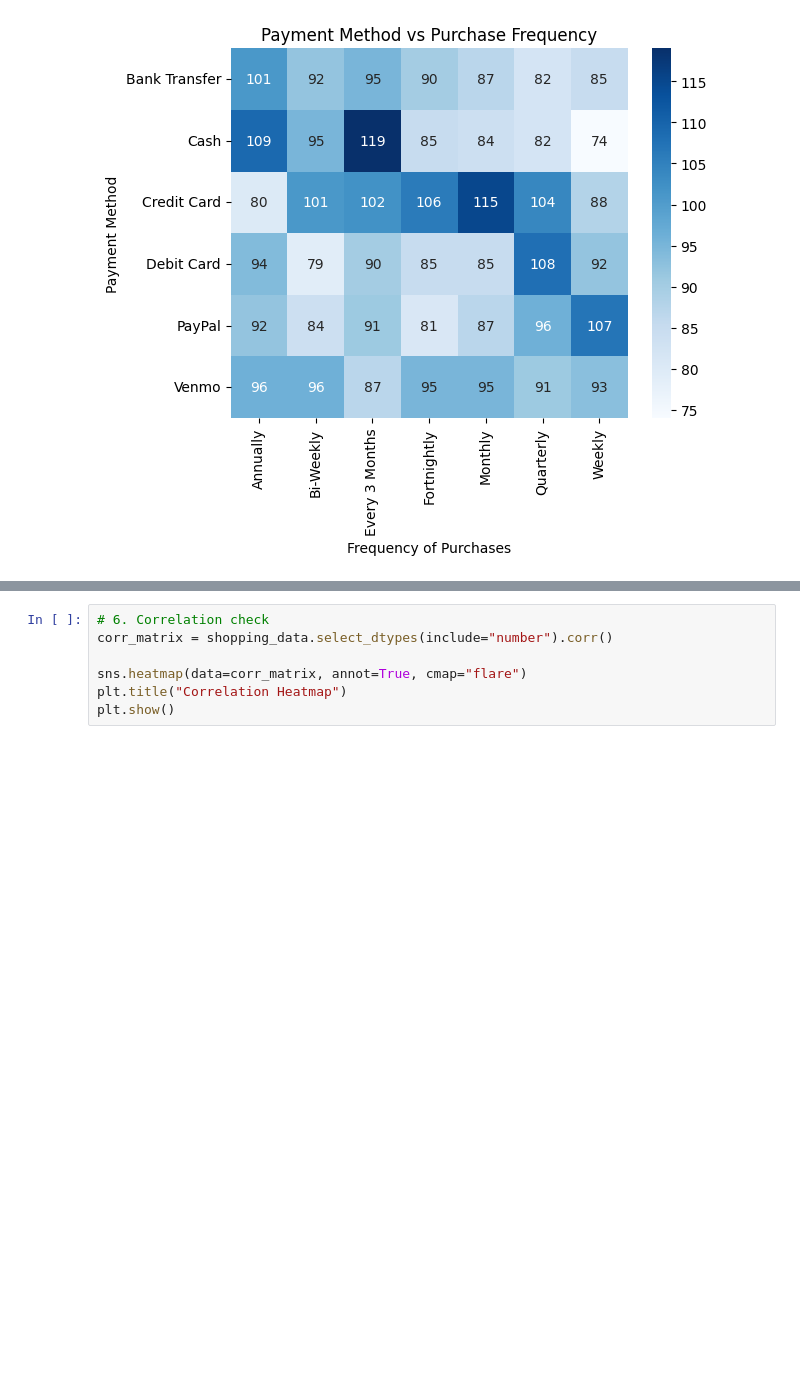
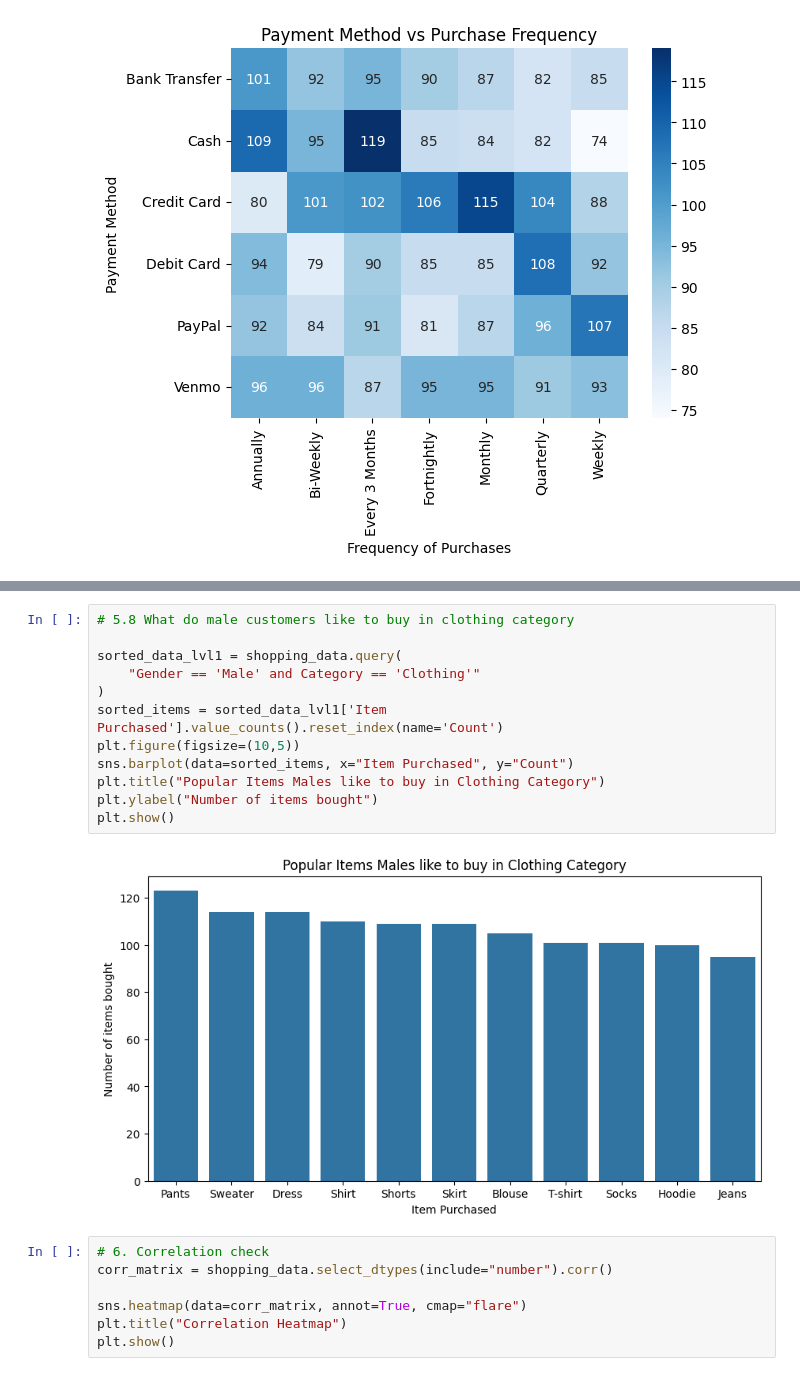
Before and after one commit to satyam-techabbot/AIML, a Jupyter notebook: Week2/Python/exercise/eda_shopping_trend.ipynb, the cells around one changed output, grey strips where cells are left out. Drawn from its saved outputs; the diff is of its cells as text; blank space fills up the shorter version.

```diff
--- a/Week2/Python/exercise/eda_shopping_trend.ipynb
+++ b/Week2/Python/exercise/eda_shopping_trend.ipynb
@@ -166,3 +199,17 @@ plt.show()
+# %%
+# 5.8 What do male customers like to buy in clothing category
+
+sorted_data_lvl1 = shopping_data.query(
+    "Gender == 'Male' and Category == 'Clothing'"
+)
+sorted_items = sorted_data_lvl1['Item Purchased'].value_counts().reset_index(name='Count')
+plt.figure(figsize=(10,5))
+sns.barplot(data=sorted_items, x="Item Purchased", y="Count")
+plt.title("Popular Items Males like to buy in Clothing Category")
+plt.ylabel("Number of items bought")
+plt.show()
+# %% [output]
+[figure, added]
 # %%
 # 6. Correlation check
 corr_matrix = shopping_data.select_dtypes(include="number").corr()
```
Also changed, not shown: parts of 4 cells of this notebook, 10 other files.
